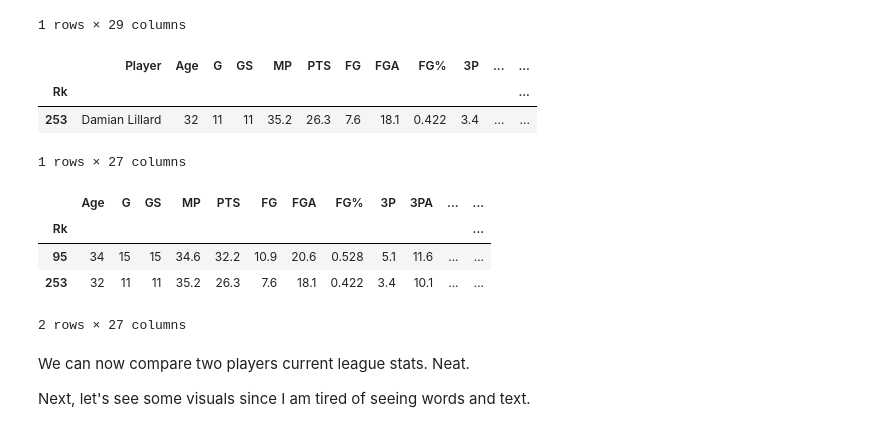
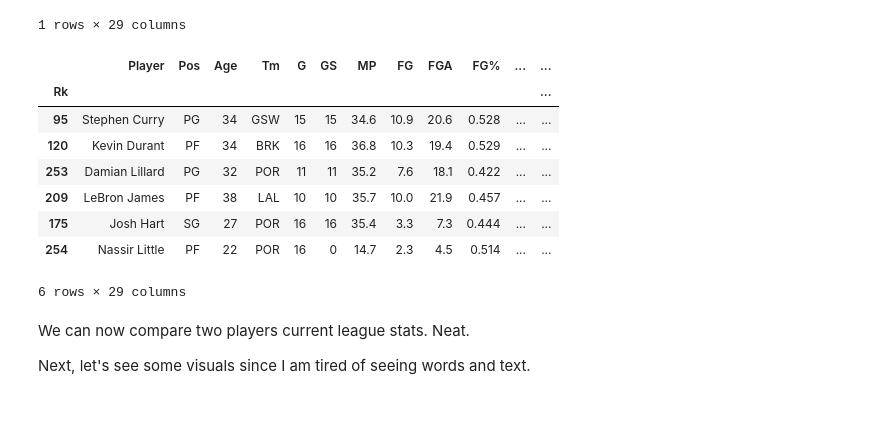
Before and after one commit to kareemrt/NBA-Vis, a Jupyter notebook: nba_vis.ipynb, the cells around one changed output. Saved outputs shown, nothing was run; the diff lists cells and outputs as text; code cells hidden in the pictures.

```diff
--- a/nba_vis.ipynb
+++ b/nba_vis.ipynb
@@ -63,42 +56,28 @@ df[df['Player'] == 'Marcus Smart'] # via series (same code)
 All_Stats = df.columns.values.tolist()
 Qual_Stats = ["Pos", "Tm"]
 Quant_Stats = ["Age", "G", "GS", "MP", "PTS", "FG", "FGA", "FG%", "3P", "3PA", "3P%", "2P","2PA","2P%","eFG%","FT","FTA","FT%","ORB","DRB","TRB","AST","STL","BLK","TOV","PF"]
-# %%
-#Input:
-#d- dataframe df- data - (name inclusive)
-#players - list (str) - player(s)
-#stats - list (str) - stats to visualize from d (for the default stats set (quant_stats), we assign stats to a copy of it to not add "Player" to quant_stats forever)
-def Get_Player_df(d, player, stats = Quant_Stats.copy(), type="Series"):
-    if stats != None: d = d[["Player"] + stats]
-    if type == "Query": return d.query(f'Player=="{player}"')
-    return d.loc[d["Player"] == player]
-
-Get_Player_df(df, "Damian Lillard")
-# %% [output]
-|  | Player | Age | G | GS | MP | PTS | FG | FGA | FG% | 3P | ... | ... |
-| Rk |  |  |  |  |  |  |  |  |  |  |  | ... |
-| 253 | Damian Lillard | 32 | 11 | 11 | 35.2 | 26.3 | 7.6 | 18.1 | 0.422 | 3.4 | ... | ... |
-1 rows × 27 columns
 # %%
-#Input:
-#d- dataframe df- data - (name inclusive)
-#players - list (str) - player(s)
-#stats - list (str) of stats to visualize from d
-def Get_Players_df(d, player1, player2, stats = Quant_Stats.copy()):
+def Get_Players_df(d, players, stats = Quant_Stats.copy()):
     if stats != None: #User specifies certain stats (non-default)
+        stats = stats.copy()
         try: assert "Player" in stats #Makes sure that when we shrink the df to those stats, we don't accidentally remove the Player Name col (needed for compares)
         except AssertionError: stats.append("Player")
         d = d[stats]
+    return d[d['Player'].isin(players)]
 
-    return d[d['Player'].isin([player1, player2])]
-
-Get_Players_df(df, "Damian Lillard", "Stephen Curry")
+pd.concat([Get_Players_df(df, ["Damian Lillard", "Stephen Curry", "Kevin Durant"], All_Stats),
+            Get_Players_df(df, ["LeBron James"], All_Stats),
+            Get_Players_df(df, ["Josh Hart", "Nassir Little"], All_Stats)])
 # %% [output]
-|  | Age | G | GS | MP | PTS | FG | FGA | FG% | 3P | 3PA | ... | ... |
+|  | Player | Pos | Age | Tm | G | GS | MP | FG | FGA | FG% | ... | ... |
 | Rk |  |  |  |  |  |  |  |  |  |  |  | ... |
-| 95 | 34 | 15 | 15 | 34.6 | 32.2 | 10.9 | 20.6 | 0.528 | 5.1 | 11.6 | ... | ... |
-| 253 | 32 | 11 | 11 | 35.2 | 26.3 | 7.6 | 18.1 | 0.422 | 3.4 | 10.1 | ... | ... |
+| 95 | Stephen Curry | PG | 34 | GSW | 15 | 15 | 34.6 | 10.9 | 20.6 | 0.528 | ... | ... |
+| 120 | Kevin Durant | PF | 34 | BRK | 16 | 16 | 36.8 | 10.3 | 19.4 | 0.529 | ... | ... |
+| 253 | Damian Lillard | PG | 32 | POR | 11 | 11 | 35.2 | 7.6 | 18.1 | 0.422 | ... | ... |
+| 209 | LeBron James | PF | 38 | LAL | 10 | 10 | 35.7 | 10.0 | 21.9 | 0.457 | ... | ... |
+| 175 | Josh Hart | SG | 27 | POR | 16 | 16 | 35.4 | 3.3 | 7.3 | 0.444 | ... | ... |
+| 254 | Nassir Little | PF | 22 | POR | 16 | 0 | 14.7 | 2.3 | 4.5 | 0.514 | ... | ... |
-2 rows × 27 columns
+6 rows × 29 columns
 # %% [markdown]
 We can now compare two players current league stats. Neat.
 
```
Also changed, not shown: parts of 17 cells of this notebook, 2 other files.
